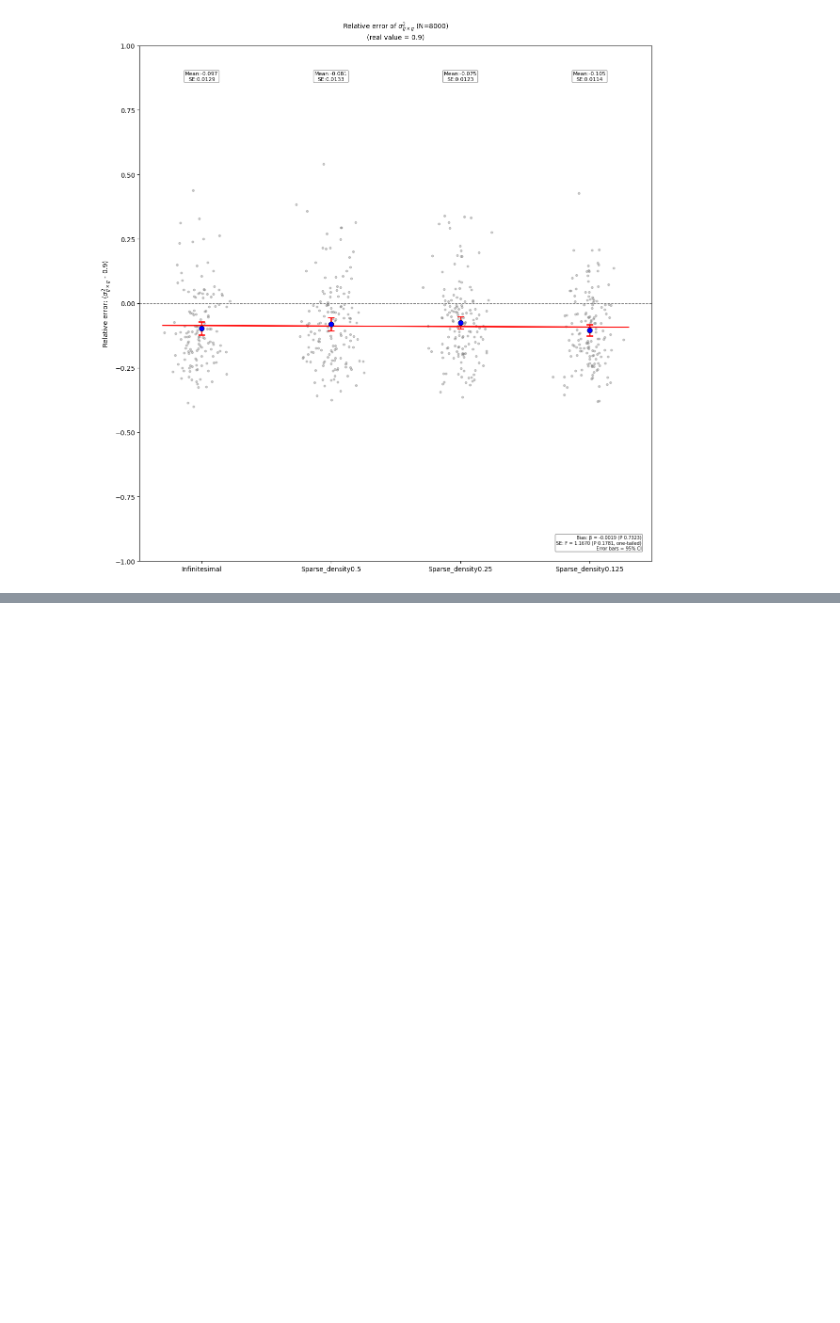
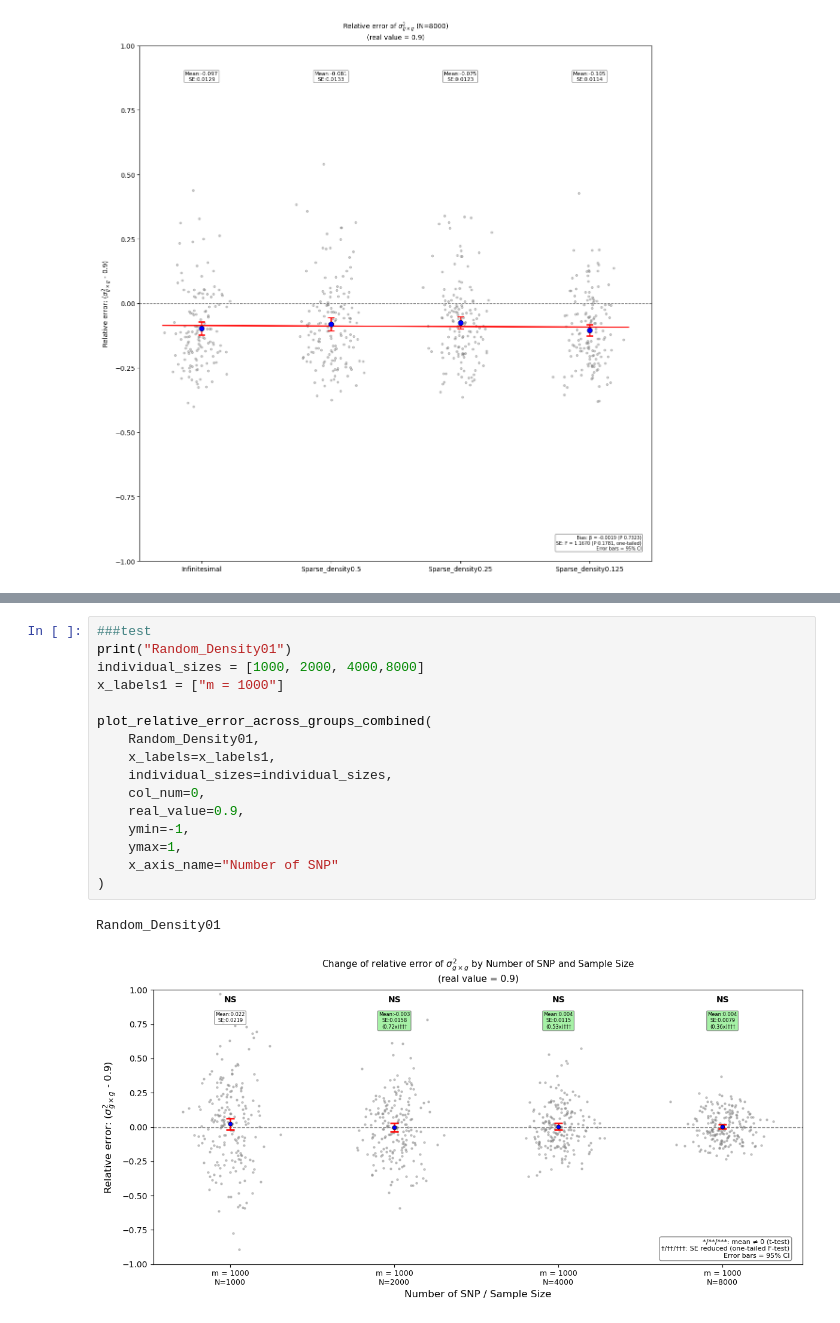
Before and after one commit to border-lab/Full-gene-level-GxG-Estimation, a Jupyter notebook: Experiments/solve_ContiguousSNP.ipynb, the cells around one changed output, grey strips where cells are left out. Saved outputs shown, nothing was run; the diff lists cells and outputs as text; blank space fills up the shorter version.

```diff
--- a/Experiments/solve_ContiguousSNP.ipynb
+++ b/Experiments/solve_ContiguousSNP.ipynb
@@ -780,0 +834,19 @@ plt.show()
+# %%
+###test
+print("Random_Density01")
+individual_sizes = [1000, 2000, 4000,8000]
+x_labels1 = ["m = 1000"]
+
+plot_relative_error_across_groups_combined(
+    Random_Density01,
+    x_labels=x_labels1,
+    individual_sizes=individual_sizes,
+    col_num=0,
+    real_value=0.9,
+    ymin=-1,
+    ymax=1,
+    x_axis_name="Number of SNP"
+)
+# %% [output]
+Random_Density01
+[figure, added]
```
Also changed, not shown: parts of 7 cells of this notebook, 28 other files.
